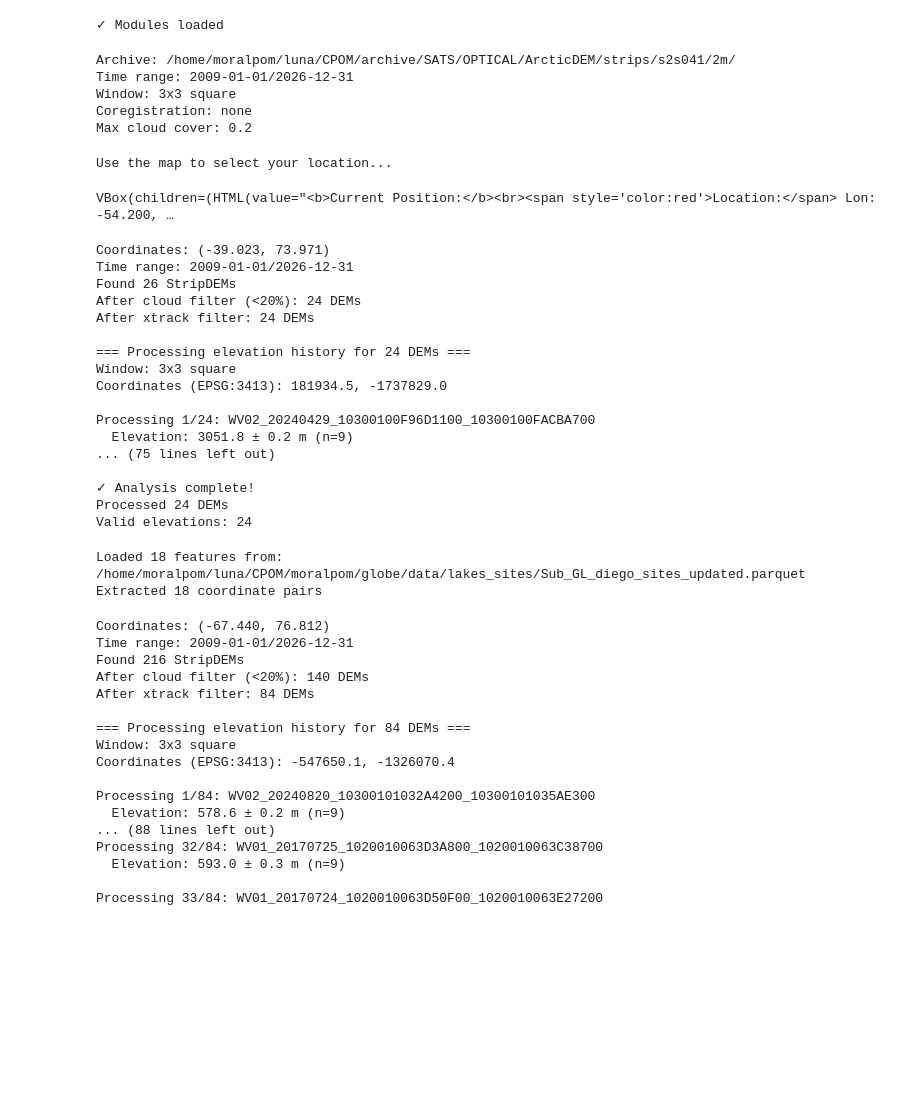
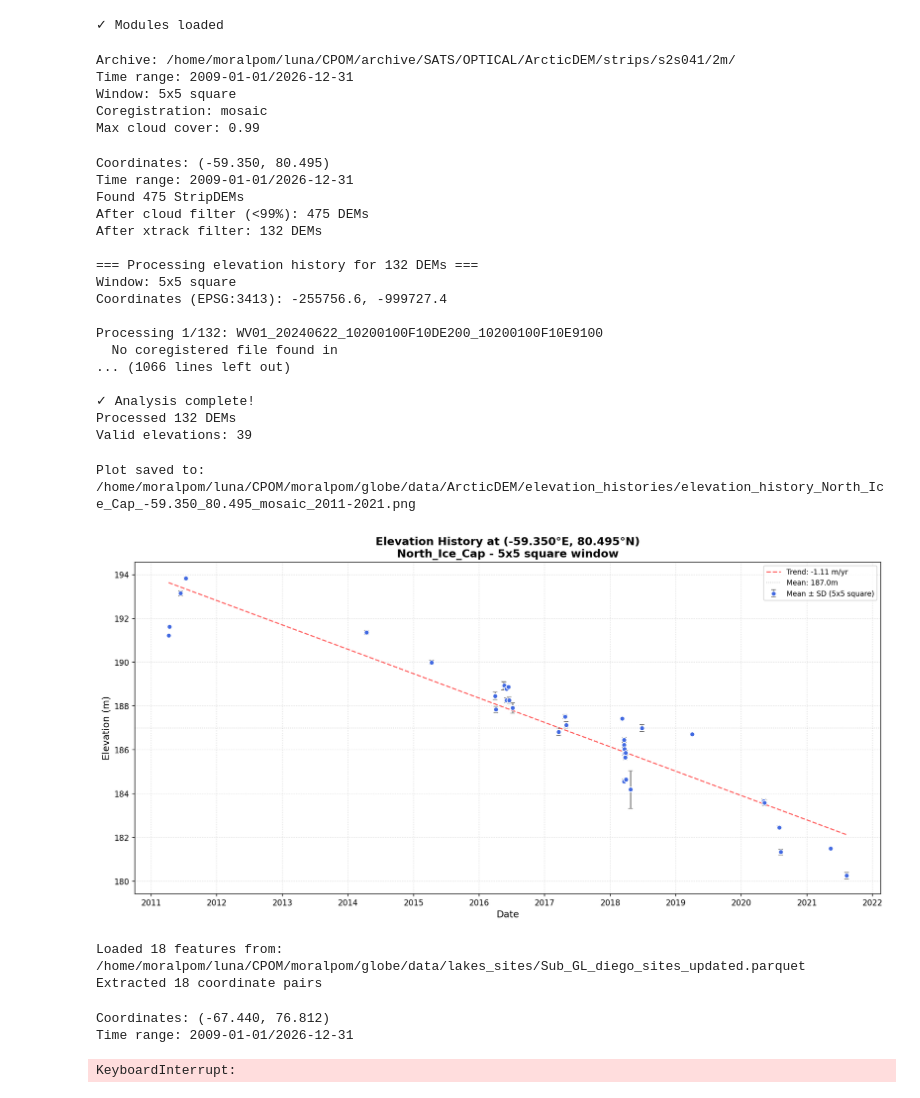
Before and after one commit to dMoralPombo/elevation-tools, a Jupyter notebook: notebooks/01_history.ipynb, the cells around one changed output. Saved outputs shown, nothing was run; the diff lists cells and outputs as text; code cells hidden in the pictures; blank space fills up the shorter version.

```diff
--- a/notebooks/01_history.ipynb
+++ b/notebooks/01_history.ipynb
@@ -131,14 +131,14 @@ Edit these parameters for your analysis.a
 """
 # Analysis parameters
 TIME_RANGE = "2009-01-01/2026-12-31"  # YYYY-MM-DD/YYYY-MM-DD
-WINDOW_SIZE = 3                        # side size of the window in pixels (1 = single pixel, 3 = 3x3 window, etc.)
+WINDOW_SIZE = 5                        # side size of the window in pixels (1 = single pixel, 3 = 3x3 window, etc.)
 WINDOW_TYPE = 'square'                 # 'square' or 'cross'
-COREG_MODE = 'none'                    # 'none' (faster, as it gets the elevation from compressed data), 'altim', or 'mosaic'
-MAX_CLOUD_COVER = 0.2                  # Maximum cloud cover fraction for filtering DEMs
-LAKE_NAME = 'gray_triplet_1'                       # Optional name for the lake or area of interest (used in plot titles)
+COREG_MODE = 'mosaic'                    # 'none' (faster, as it gets the elevation from compressed data), 'altim', or 'mosaic'
+MAX_CLOUD_COVER = 0.99                  # Maximum cloud cover fraction for filtering DEMs
+LAKE_NAME = 'petermann'                       # Optional name for the lake or area of interest (used in plot titles)
 
 # Choose how to select coordinates
-USE_INTERACTIVE_MAP = True             # True = click on map, False = type coordinates
+USE_INTERACTIVE_MAP = False             # True = click on map, False = type coordinates
 
 print(f"Archive: {ARCHIVE_DIR}")
 print(f"Time range: {TIME_RANGE}")
@@ -148,9 +148,9 @@ print(f"Max cloud cover: {MAX_CLOUD_COVER}")
 # %% [output]
 Archive: /home/moralpom/luna/CPOM/archive/SATS/OPTICAL/ArcticDEM/strips/s2s041/2m/
 Time range: 2009-01-01/2026-12-31
-Window: 3x3 square
-Coregistration: none
-Max cloud cover: 0.2
+Window: 5x5 square
+Coregistration: mosaic
+Max cloud cover: 0.99
 # %%
 # Cell 3: Select Coordinates
 """
@@ -166,9 +166,6 @@ else:
     # Type coordinates manually
     coord_input = input("Enter coordinates as lon,lat (e.g. -54.2,75.0): ")
     coords = tuple(map(float, coord_input.split(',')))
-# %% [output]
-Use the map to select your location...
-VBox(children=(HTML(value="<b>Current Position:</b><br><span style='color:red'>Location:</span> Lon: -54.200, …
 # %%
 # Cell 4: Run Analysis
 """
@@ -191,23 +188,39 @@ print("\n✓ Analysis complete!")
 print(f"Processed {len(history['dates'])} DEMs")
 print(f"Valid elevations: {sum(1 for m in history['metadata'] if m.get('valid', False))}")
 # %% [output]
-Coordinates: (-39.023, 73.971)
+Coordinates: (-59.350, 80.495)
 Time range: 2009-01-01/2026-12-31
-Found 26 StripDEMs
-After cloud filter (<20%): 24 DEMs
-After xtrack filter: 24 DEMs
+Found 475 StripDEMs
+After cloud filter (<99%): 475 DEMs
+After xtrack filter: 132 DEMs
 
-=== Processing elevation history for 24 DEMs ===
-Window: 3x3 square
-Coordinates (EPSG:3413): 181934.5, -1737829.0
+=== Processing elevation history for 132 DEMs ===
+Window: 5x5 square
+Coordinates (EPSG:3413): -255756.6, -999727.4
 
-Processing 1/24: WV02_20240429_10300100F96D1100_10300100FACBA700
-  Elevation: 3051.8 ± 0.2 m (n=9)
-... (75 lines left out)
+Processing 1/132: WV01_20240622_10200100F10DE200_10200100F10E9100
+  No coregistered file found in
+... (1066 lines left out)
 
 ✓ Analysis complete!
-Processed 24 DEMs
-Valid elevations: 24
+Processed 132 DEMs
+Valid elevations: 39
+# %%
+# Cell 5: Plots (Elevation Timeseries)
+"""
+## Elevation profiles plot
+Original elevation profile comparison plot
+## Additional Plots
+Heatmap and relative change plots for the profiles.
+"""
+from IPython.display import Image, display
+
+if history.get('plot_path'):
+    print(f"Plot saved to: {history['plot_path']}")
+    display(Image(filename=history['plot_path']))
+# %% [output]
+Plot saved to: /home/moralpom/luna/CPOM/moralpom/globe/data/ArcticDEM/elevation_histories/elevation_history_North_Ice_Cap_-59.350_80.495_mosaic_2011-2021.png
+[figure, added]
 # %%
 # Cell 5: OPTIONAL
 '''
@@ -261,18 +274,4 @@ Loaded 18 features from: /home/moralpom/luna/CPOM/moralpom/globe/data/lakes_site
 Extracted 18 coordinate pairs
 Coordinates: (-67.440, 76.812)
 Time range: 2009-01-01/2026-12-31
-Found 216 StripDEMs
-After cloud filter (<20%): 140 DEMs
-After xtrack filter: 84 DEMs
-
-=== Processing elevation history for 84 DEMs ===
-Window: 3x3 square
-Coordinates (EPSG:3413): -547650.1, -1326070.4
-
-Processing 1/84: WV02_20240820_10300101032A4200_10300101035AE300
-  Elevation: 578.6 ± 0.2 m (n=9)
-... (88 lines left out)
-Processing 32/84: WV01_20170725_1020010063D3A800_1020010063C38700
-  Elevation: 593.0 ± 0.3 m (n=9)
-
-Processing 33/84: WV01_20170724_1020010063D50F00_1020010063E27200
+KeyboardInterrupt:
```
Also changed, not shown: parts of 1 cell of this notebook, 9 other files.
